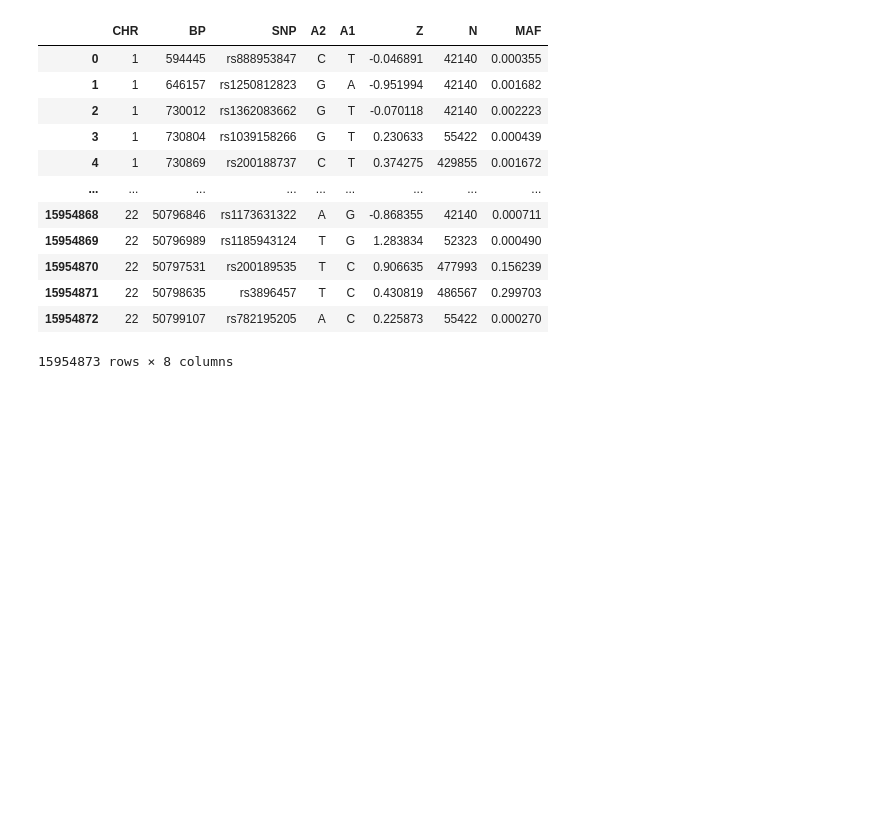
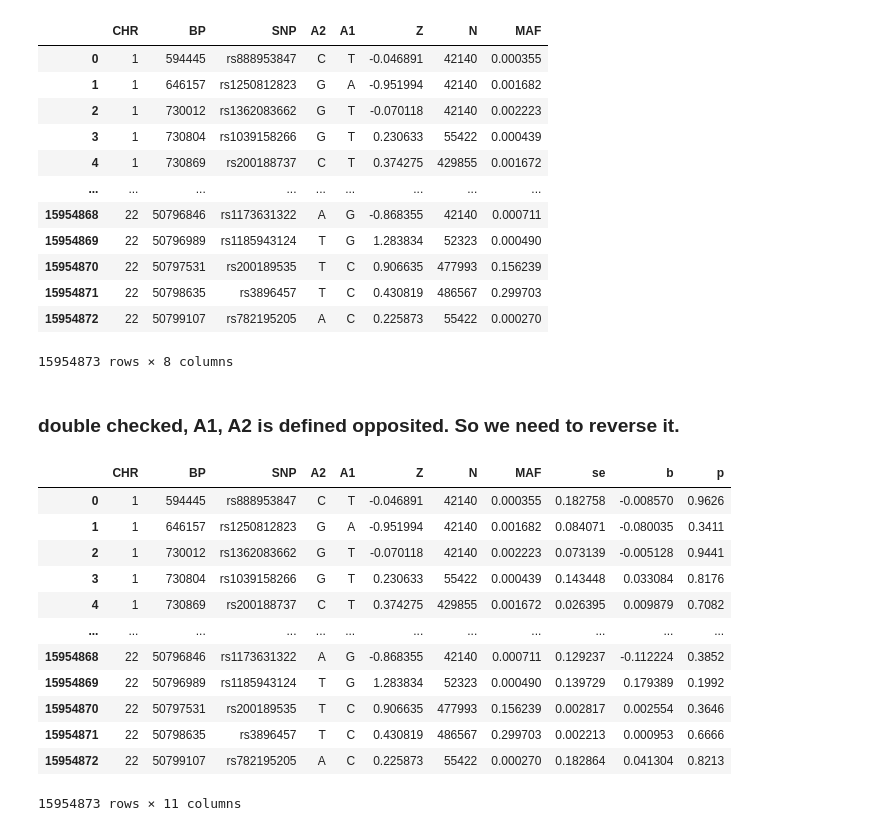
Before and after one commit to teresa-sansan/ADSP_polyfun, a Jupyter notebook: SBayesRC/create_cojo.ipynb, the cells around one changed output. Drawn from its saved outputs; the diff is of its cells as text; code cells hidden in the pictures; blank space fills up the shorter version.

```diff
--- a/SBayesRC/create_cojo.ipynb
+++ b/SBayesRC/create_cojo.ipynb
@@ -32 +32,20 @@ hg38['p'] = 2 * (1 - norm.cdf(np.abs(hg38.Z)))
+# %% [markdown]
+### double checked, A1, A2 is defined opposited. So we need to reverse it.
+# %%
+hg38 = pd.read_csv('/gpfs/commons/groups/knowles_lab/data/ADSP_reguloML/summary_stats/alzheimers/fixed_alzheimers/processed/bellenguez_hg38_from_parquet_allinfo.tsv',sep = '\t')
+hg38
+# %% [output]
+|  | CHR | BP | SNP | A2 | A1 | Z | N | MAF | se | b | p |
+| 0 | 1 | 594445 | rs888953847 | C | T | -0.046891 | 42140 | 0.000355 | 0.182758 | -0.008570 | 0.9626 |
+| 1 | 1 | 646157 | rs1250812823 | G | A | -0.951994 | 42140 | 0.001682 | 0.084071 | -0.080035 | 0.3411 |
+| 2 | 1 | 730012 | rs1362083662 | G | T | -0.070118 | 42140 | 0.002223 | 0.073139 | -0.005128 | 0.9441 |
+| 3 | 1 | 730804 | rs1039158266 | G | T | 0.230633 | 55422 | 0.000439 | 0.143448 | 0.033084 | 0.8176 |
+| 4 | 1 | 730869 | rs200188737 | C | T | 0.374275 | 429855 | 0.001672 | 0.026395 | 0.009879 | 0.7082 |
+| ... | ... | ... | ... | ... | ... | ... | ... | ... | ... | ... | ... |
+| 15954868 | 22 | 50796846 | rs1173631322 | A | G | -0.868355 | 42140 | 0.000711 | 0.129237 | -0.112224 | 0.3852 |
+| 15954869 | 22 | 50796989 | rs1185943124 | T | G | 1.283834 | 52323 | 0.000490 | 0.139729 | 0.179389 | 0.1992 |
+| 15954870 | 22 | 50797531 | rs200189535 | T | C | 0.906635 | 477993 | 0.156239 | 0.002817 | 0.002554 | 0.3646 |
+| 15954871 | 22 | 50798635 | rs3896457 | T | C | 0.430819 | 486567 | 0.299703 | 0.002213 | 0.000953 | 0.6666 |
+| 15954872 | 22 | 50799107 | rs782195205 | A | C | 0.225873 | 55422 | 0.000270 | 0.182864 | 0.041304 | 0.8213 |
+15954873 rows × 11 columns
 # %%
```
Also changed, not shown: parts of 10 cells of this notebook, 10 other files.
